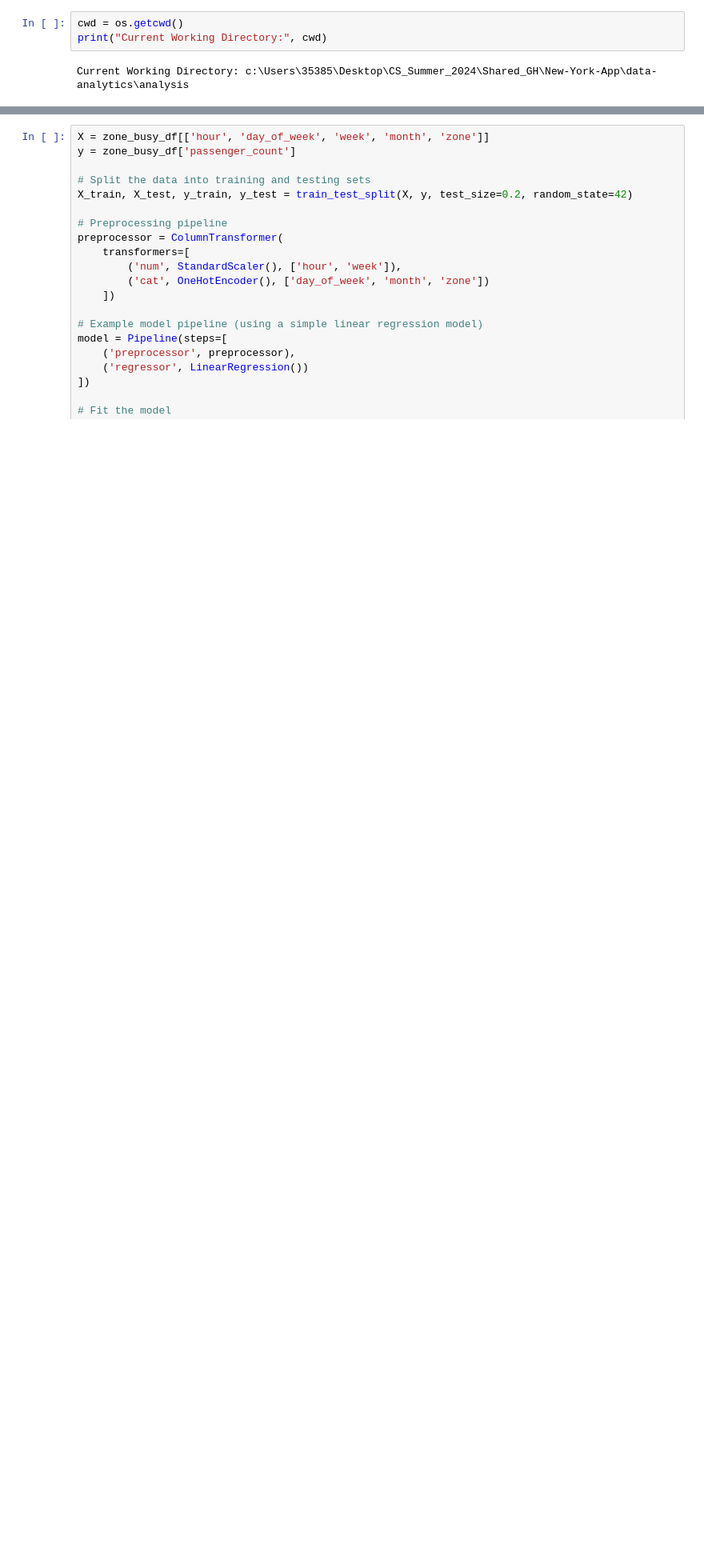
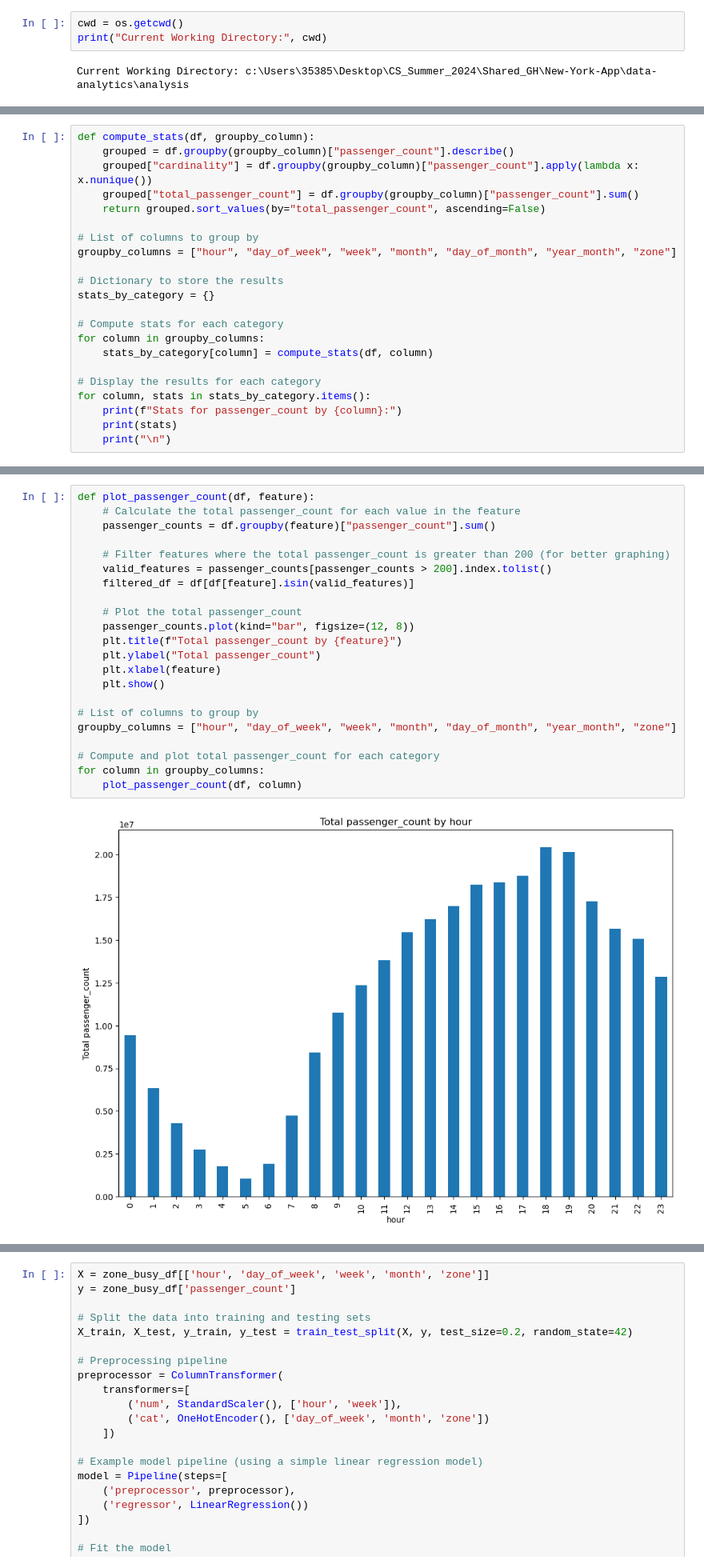
Before and after one commit to DR7439/New-York-App, a Jupyter notebook: data-analytics/analysis/taxi_analysis.ipynb, the cells around one changed output, grey strips where cells are left out. Shown at 80% size. Cells and saved outputs as stored; diff of their text form; blank space fills up the shorter version.

```diff
--- a/data-analytics/analysis/taxi_analysis.ipynb
+++ b/data-analytics/analysis/taxi_analysis.ipynb
@@ -47,0 +127,22 @@ combined_df
+# %%
+def compute_stats(df, groupby_column):
+    grouped = df.groupby(groupby_column)["passenger_count"].describe()
+    grouped["cardinality"] = df.groupby(groupby_column)["passenger_count"].apply(lambda x: x.nunique())
+    grouped["total_passenger_count"] = df.groupby(groupby_column)["passenger_count"].sum()
+    return grouped.sort_values(by="total_passenger_count", ascending=False)
+
+# List of columns to group by
+groupby_columns = ["hour", "day_of_week", "week", "month", "day_of_month", "year_month", "zone"]
+
+# Dictionary to store the results
+stats_by_category = {}
+
+# Compute stats for each category
+for column in groupby_columns:
+    stats_by_category[column] = compute_stats(df, column)
+
+# Display the results for each category
+for column, stats in stats_by_category.items():
+    print(f"Stats for passenger_count by {column}:")
+    print(stats)
+    print("\n")
@@ -47,0 +204,24 @@ combined_df
+# %%
+def plot_passenger_count(df, feature):
+    # Calculate the total passenger_count for each value in the feature
+    passenger_counts = df.groupby(feature)["passenger_count"].sum()
+
+    # Filter features where the total passenger_count is greater than 200 (for better graphing)
+    valid_features = passenger_counts[passenger_counts > 200].index.tolist()
+    filtered_df = df[df[feature].isin(valid_features)]
+
+    # Plot the total passenger_count
+    passenger_counts.plot(kind="bar", figsize=(12, 8))
+    plt.title(f"Total passenger_count by {feature}")
+    plt.ylabel("Total passenger_count")
+    plt.xlabel(feature)
+    plt.show()
+
+# List of columns to group by
+groupby_columns = ["hour", "day_of_week", "week", "month", "day_of_month", "year_month", "zone"]
+
+# Compute and plot total passenger_count for each category
+for column in groupby_columns:
+    plot_passenger_count(df, column)
+# %% [output]
+[figure, added]
```
Also changed, not shown: parts of 12 cells of this notebook, 1 other file.
